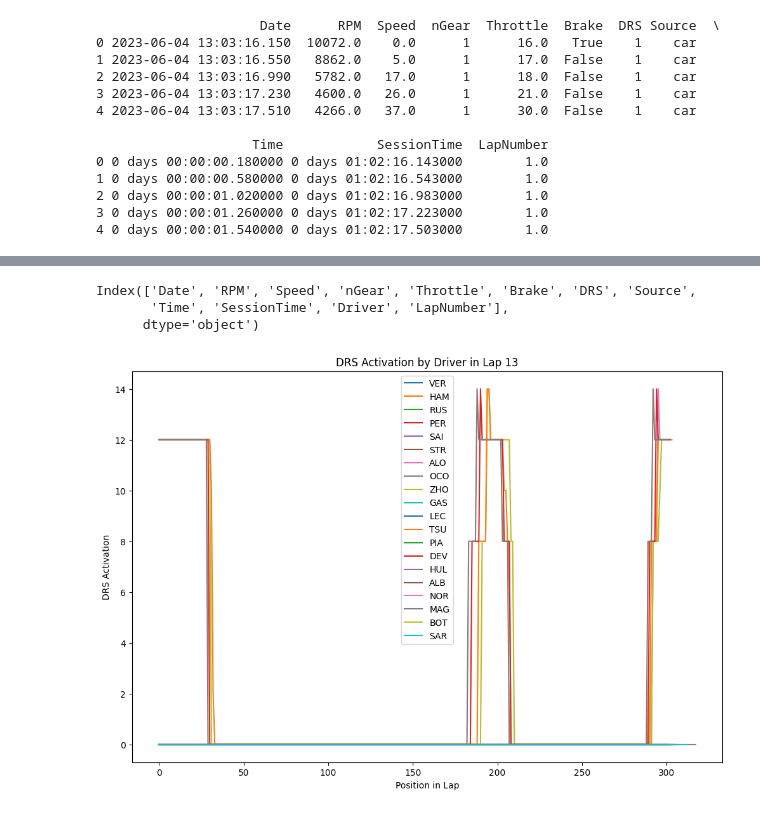
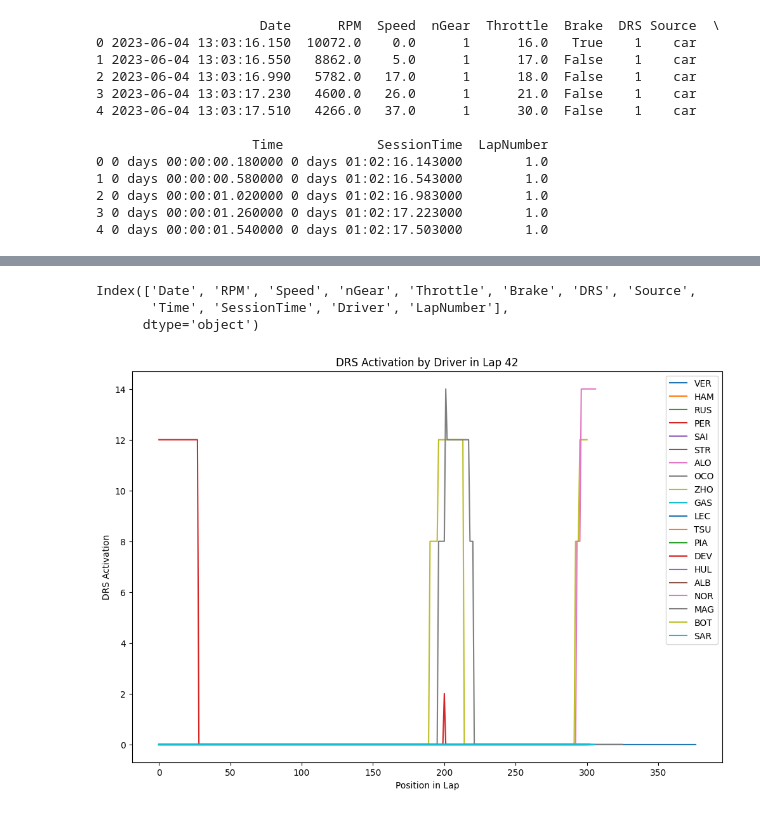
Before and after one commit to Abhaybhabhu/MDM3---F1, a Jupyter notebook: notebooks/drs_dataset_exploration.ipynb, the cells around one changed output, grey strips where cells are left out. Drawn from its saved outputs; the diff is of its cells as text; code cells hidden in the pictures.

```diff
--- a/notebooks/drs_dataset_exploration.ipynb
+++ b/notebooks/drs_dataset_exploration.ipynb
@@ -227,22 +227,22 @@ core        WARNING     Driver 1 completed the race distance 00:00.037000 before
 core           INFO     Finished loading data for 20 drivers: ['1', '44', '63', '11', '55', '18', '14', '31', '24', '10', '16', '22', '81', '21', '27', '23', '4', '20', '77', '2']
 # %%
 # plot for all drivers in the race, on one lap
-lap_number = 6  # Example lap number to plot
+lap_number = 42  # Example lap number to plot
 print(car_data_df.columns)
 fig, ax = plt.subplots(figsize=(12, 8))
 for driver in driver_list:
     driver_data = car_data_df[car_data_df['Driver'] == driver]
     lap_data = driver_data[driver_data['LapNumber'] == lap_number].reset_index(drop=True)
     if lap_data.empty:
         continue
     ax.plot(lap_data.index, lap_data['DRS'], label=driver)
 ax.set_xlabel('Position in Lap')
 ax.set_ylabel('DRS Activation')
 ax.set_title('DRS Activation by Driver in Lap {}'.format(lap_number))
 ax.legend()
 plt.show()
 # %% [output]
 Index(['Date', 'RPM', 'Speed', 'nGear', 'Throttle', 'Brake', 'DRS', 'Source',
        'Time', 'SessionTime', 'Driver', 'LapNumber'],
       dtype='object')
-[figure, old version]
+[figure, new version]
```
Also changed, not shown: parts of 2 cells of this notebook.
